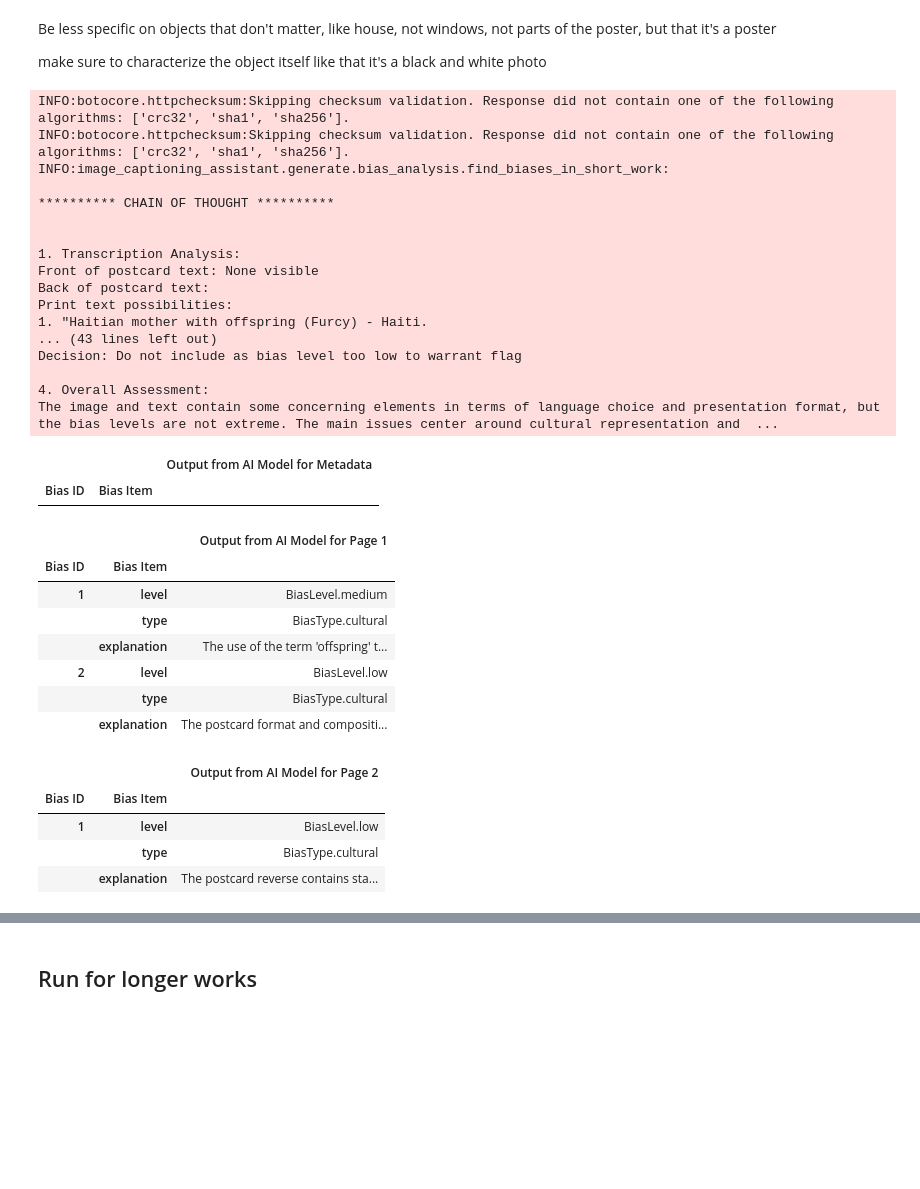
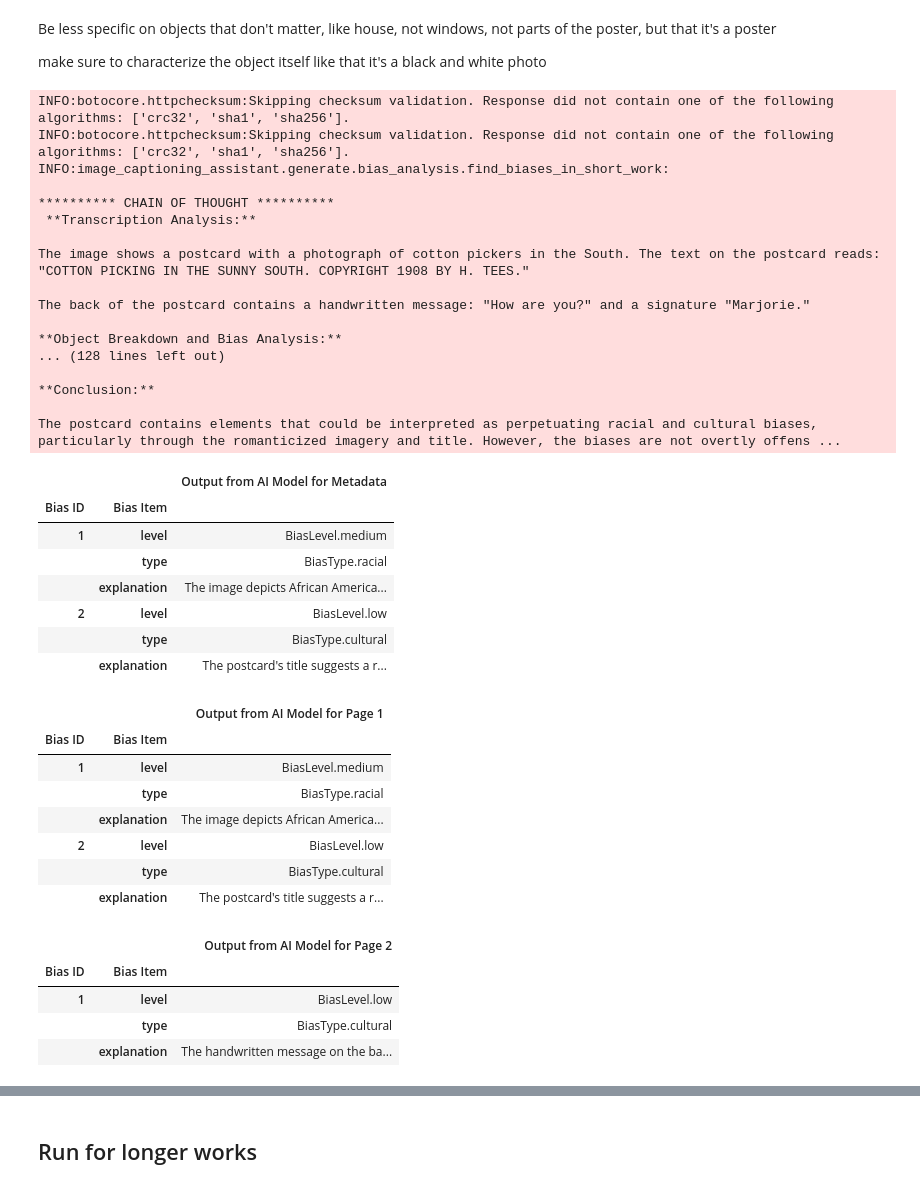
Before and after one commit to emory-libraries/ai-description, a Jupyter notebook: projects/research/bias_generation.ipynb, the cells around one changed output, grey strips where cells are left out. Cells and saved outputs as stored; diff of their text form; code cells hidden in the pictures; blank space fills up the shorter version.

```diff
--- a/projects/research/bias_generation.ipynb
+++ b/projects/research/bias_generation.ipynb
@@ -147,13 +149,13 @@ Be less specific on objects that don't matter, like house, not windows, not part
 make sure to characterize the object itself like that it's a black and white photo
 # %%
 # # s3://gaiic-emory-dev/ground_truth_images/3420d30e9b3c03a19105b4d1c92ff2b8880905c8
-s3_kwargs = {
-    "config": Config(
-        s3={"addressing_style": "virtual"},
-        signature_version="s3v4",
-    ),
-    "region_name": "us-east-1",
-}
+# s3_kwargs = {
+#     "config": Config(
+#         s3={"addressing_style": "virtual"},
+#         signature_version="s3v4",
+#     ),
+#     "region_name": "us-east-1",
+# }
 # image_path = "ground_truth/images"
 # work_id = "880ht76hj7-cor"
 # shas = ground_truth_df[ground_truth_df["work_id"] == work_id][["page_sha1", "page_title"]]
@@ -192,7 +194,7 @@ s3_kwargs = {
 
 # show_base64_image(image_data)
 # %%
-def gen_bias_for_wid(work_id, page_title):
+def gen_bias_for_wid(work_id, page_title, model_id="us.anthropic.claude-3-5-sonnet-20241022-v2:0"):
     image_path = "ground_truth/images"
     shas = ground_truth_df[ground_truth_df["work_id"] == work_id][["page_sha1", "page_title"]]
     image_s3_uris = []
@@ -216,7 +218,7 @@ def gen_bias_for_wid(work_id, page_title):
 
     llm_kwargs = {
         # "model": "anthropic.claude-3-5-sonnet-20240620-v1:0",
-        "model_id": "us.anthropic.claude-3-5-sonnet-20241022-v2:0",
+        "model_id": model_id,
     }
 
     return gbsw.find_biases_in_short_work(
@@ -229,7 +231,7 @@ def gen_bias_for_wid(work_id, page_title):
     )
 
 
-def gen_bias_for_wid_long(work_id):
+def gen_bias_for_wid_long(work_id, model_id="us.anthropic.claude-3-5-sonnet-20241022-v2:0"):
     image_path = "ground_truth/images"
     sha_df = ground_truth_df[ground_truth_df["work_id"] == work_id][["page_sha1", "page_title"]]
     shas = list(sha_df["page_sha1"].values)
@@ -245,7 +247,7 @@ def gen_bias_for_wid_long(work_id):
 
     llm_kwargs = {
         # "model": "anthropic.claude-3-5-sonnet-20240620-v1:0",
-        "model_id": "us.anthropic.claude-3-5-sonnet-20241022-v2:0",
+        "model_id": model_id,
         "region_name": "us-east-1",
     }
 
@@ -258,42 +260,49 @@ def gen_bias_for_wid_long(work_id):
         # original_metadata: str | None = None,
     )
 # %%
-# results = gen_bias_for_wid('880ht76hj7-cor', 'Front') # cotton in sunny south 689d51c5f7-cor
-results = gen_bias_for_wid("989r2280h5-cor", "Front")  # Hatian mother with offspring
+model_id = "amazon.nova-pro-v1:0"
+results = gen_bias_for_wid("880ht76hj7-cor", "Front", model_id=model_id)  # cotton in sunny south 689d51c5f7-cor
+# results = gen_bias_for_wid("989r2280h5-cor", "Front")  # Hatian mother with offspring
 # results = gen_bias_for_wid("689d51c5f7-cor", "Front")  # AA boy pointing at possum in tree
 # results = gen_bias_for_wid('24298sf7s0-cor', "Front")  # Burning of AA man
 # print(results.cot)
 print_output(results.model_dump())
 # %% [output]
 INFO:botocore.httpchecksum:Skipping checksum validation. Response did not contain one of the following algorithms: ['crc32', 'sha1', 'sha256'].
 INFO:botocore.httpchecksum:Skipping checksum validation. Response did not contain one of the following algorithms: ['crc32', 'sha1', 'sha256'].
 INFO:image_captioning_assistant.generate.bias_analysis.find_biases_in_short_work:
 
 ********** CHAIN OF THOUGHT **********
+ **Transcription Analysis:**
 
+The image shows a postcard with a photograph of cotton pickers in the South. The text on the postcard reads: "COTTON PICKING IN THE SUNNY SOUTH. COPYRIGHT 1908 BY H. TEES."
 
-1. Transcription Analysis:
-Front of postcard text: None visible
-Back of postcard text:
-Print text possibilities:
-1. "Haitian mother with offspring (Furcy) - Haiti.
-... (43 lines left out)
-Decision: Do not include as bias level too low to warrant flag
+The back of the postcard contains a handwritten message: "How are you?" and a signature "Marjorie."
 
-4. Overall Assessment:
-The image and text contain some concerning elements in terms of language choice and presentation format, but the bias levels are not extreme. The main issues center around cultural representation and  ...
+**Object Breakdown and Bias Analysis:**
+... (128 lines left out)
+
+**Conclusion:**
+
+The postcard contains elements that could be interpreted as perpetuating racial and cultural biases, particularly through the romanticized imagery and title. However, the biases are not overtly offens ...
 |  |  | Output from AI Model for Metadata |
 | Bias ID | Bias Item |  |
+| 1 | level | BiasLevel.medium |
+|  | type | BiasType.racial |
+|  | explanation | The image depicts African America... |
+| 2 | level | BiasLevel.low |
+|  | type | BiasType.cultural |
+|  | explanation | The postcard's title suggests a r... |
 |  |  | Output from AI Model for Page 1 |
 | Bias ID | Bias Item |  |
 | 1 | level | BiasLevel.medium |
-|  | type | BiasType.cultural |
-|  | explanation | The use of the term 'offspring' t... |
+|  | type | BiasType.racial |
+|  | explanation | The image depicts African America... |
 | 2 | level | BiasLevel.low |
 |  | type | BiasType.cultural |
-|  | explanation | The postcard format and compositi... |
+|  | explanation | The postcard's title suggests a r... |
 |  |  | Output from AI Model for Page 2 |
 | Bias ID | Bias Item |  |
 | 1 | level | BiasLevel.low |
 |  | type | BiasType.cultural |
-|  | explanation | The postcard reverse contains sta... |
+|  | explanation | The handwritten message on the ba... |
```
Also changed, not shown: parts of 5 cells of this notebook, 4 other files.
